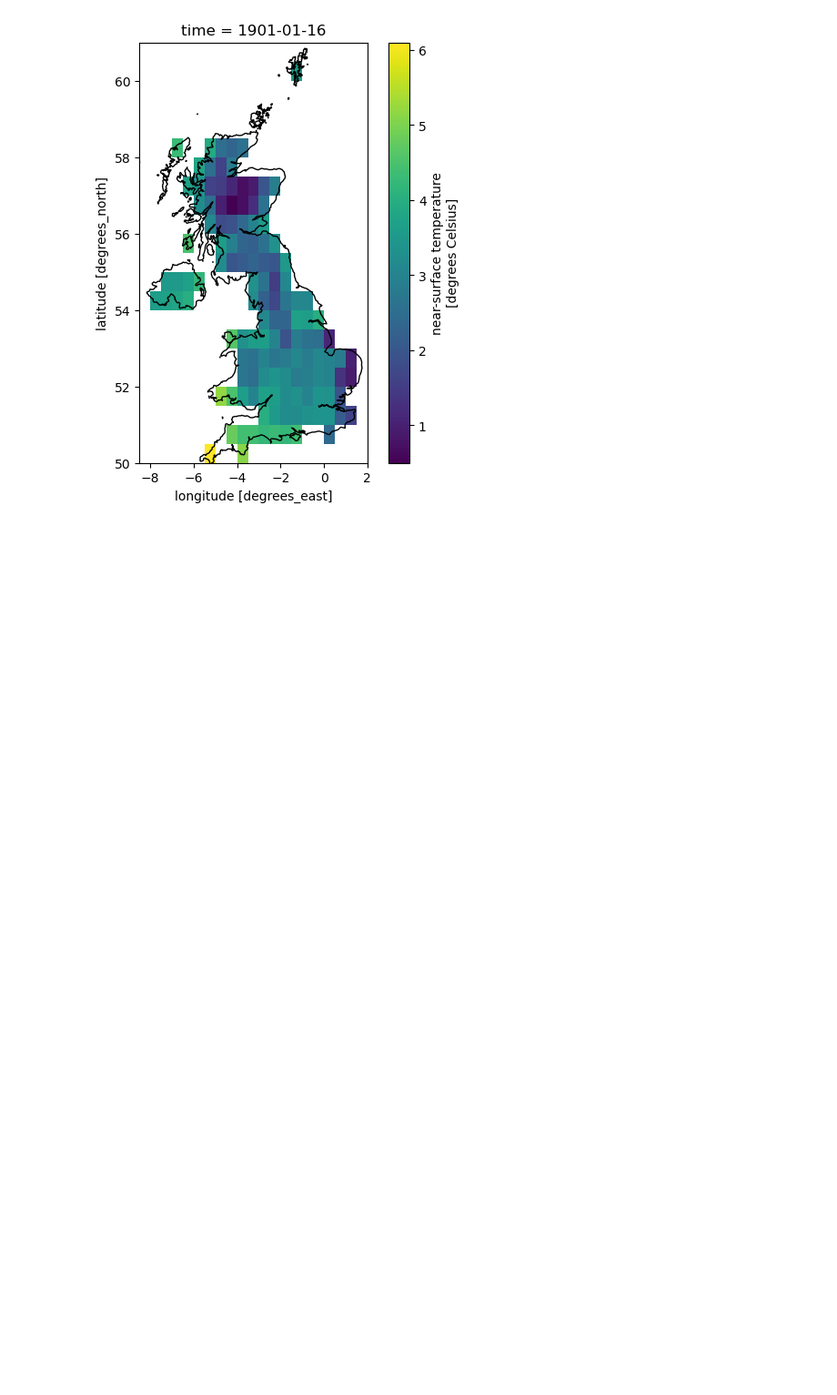
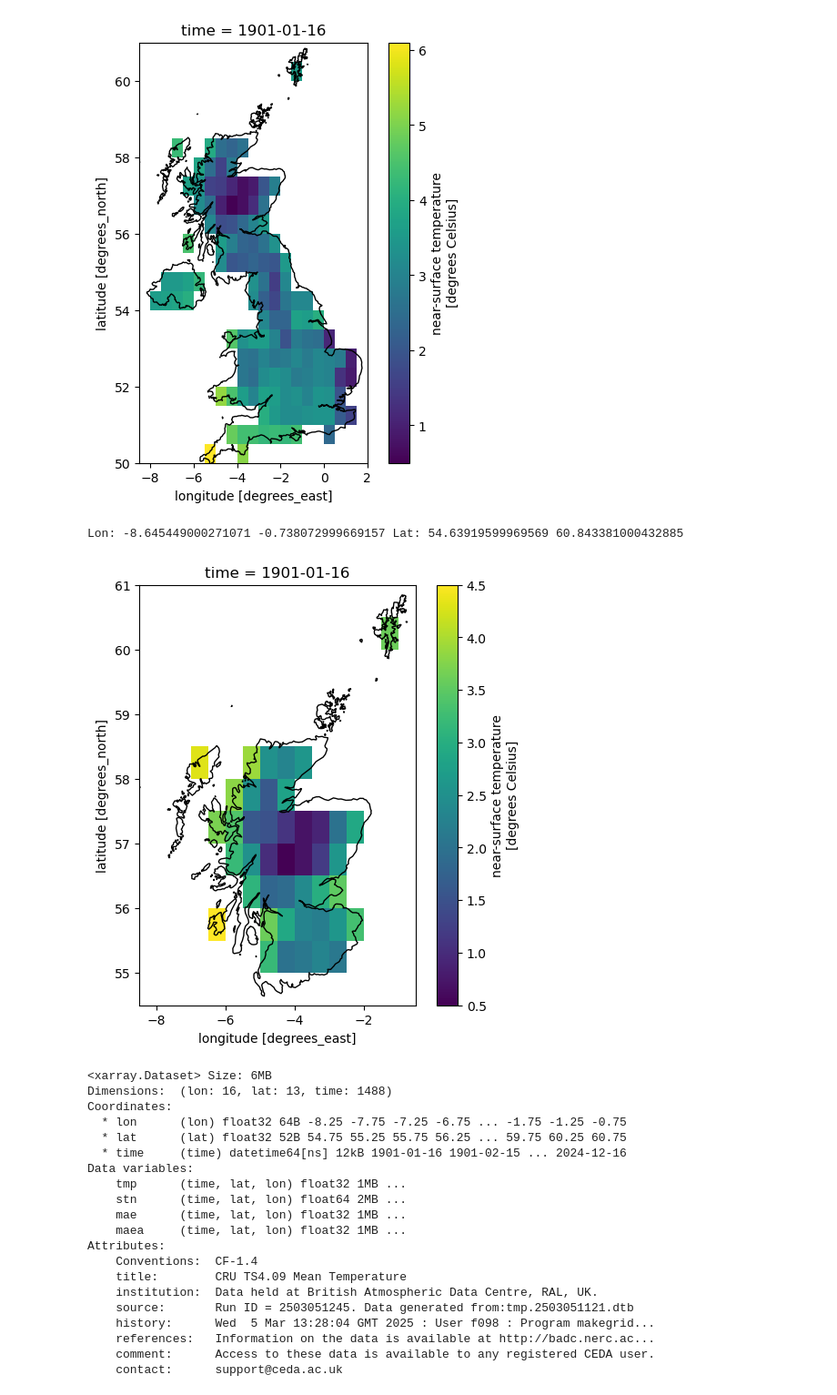
Before and after one commit to JacksonCDataScience/SRS_Project_2, a Jupyter notebook: 01_Project1_BHST.ipynb, the cells around one changed output. Shown at 91% size. Cells and saved outputs as stored; diff of their text form; code cells hidden in the pictures; blank space fills up the shorter version.

Commit message:
adding scotland

```diff
--- a/01_Project1_BHST.ipynb
+++ b/01_Project1_BHST.ipynb
@@ -106,3 +106,65 @@ uk.boundary.plot(ax=ax, color="black", linewidth=1)
 plt.show()
 # %% [output]
 [figure]
+# %%
+# Scotland subset
+uk_ = gpd.read_file("geoBoundaries-GBR-ADM1-all/geoBoundaries-GBR-ADM1.shp").to_crs(epsg=4326) # uk boundaries shp
+scot = uk_[uk_["shapeName"] == "Scotland"]
+scot = scot.dissolve() # dissolve to single polygon
+
+minx1, miny1, maxx1, maxy1 = scot.total_bounds
+print("Lon:", minx1, maxx1, "Lat:", miny1, maxy1)
+
+df_scot = df.sel(
+    lon=slice(minx1, maxx1),
+    lat=slice(miny1, maxy1)
+)
+
+# Take one time slice just to build the spatial grid
+da0_scot = df_scot["tmp"].isel(time=0)
+
+# Build lon/lat mesh
+lon2d, lat2d = np.meshgrid(df_scot["lon"].values, df_scot["lat"].values)
+
+# Make points GeoDataFrame
+pts = gpd.GeoDataFrame(
+    geometry=gpd.points_from_xy(lon2d.ravel(), lat2d.ravel()),
+    crs="EPSG:4326"
+)
+
+# Keep only points inside scot polygon
+inside = pts.within(scot.geometry.iloc[0]).values.reshape(lat2d.shape)
+
+# Mask: set outside polygon to NaN
+da0_masked = da0_scot.where(inside)
+
+fig, ax = plt.subplots(figsize=(6,6))
+
+da0_masked.plot(ax=ax)                 # xarray draws on this Axes
+scot.boundary.plot(ax=ax, color="black", linewidth=1)
+
+plt.show()
+print(df_scot)
+# %% [output]
+Lon: -8.645449000271071 -0.738072999669157 Lat: 54.63919599969569 60.843381000432885
+[figure, added]
+<xarray.Dataset> Size: 6MB
+Dimensions:  (lon: 16, lat: 13, time: 1488)
+Coordinates:
+  * lon      (lon) float32 64B -8.25 -7.75 -7.25 -6.75 ... -1.75 -1.25 -0.75
+  * lat      (lat) float32 52B 54.75 55.25 55.75 56.25 ... 59.75 60.25 60.75
+  * time     (time) datetime64[ns] 12kB 1901-01-16 1901-02-15 ... 2024-12-16
+Data variables:
+    tmp      (time, lat, lon) float32 1MB ...
+    stn      (time, lat, lon) float64 2MB ...
+    mae      (time, lat, lon) float32 1MB ...
+    maea     (time, lat, lon) float32 1MB ...
+Attributes:
+    Conventions:  CF-1.4
+    title:        CRU TS4.09 Mean Temperature
+    institution:  Data held at British Atmospheric Data Centre, RAL, UK.
+    source:       Run ID = 2503051245. Data generated from:tmp.2503051121.dtb
+    history:      Wed  5 Mar 13:28:04 GMT 2025 : User f098 : Program makegrid...
+    references:   Information on the data is available at http://badc.nerc.ac...
+    comment:      Access to these data is available to any registered CEDA user.
+    contact:      support@ceda.ac.uk
```
Also changed, not shown: 16 other files.
